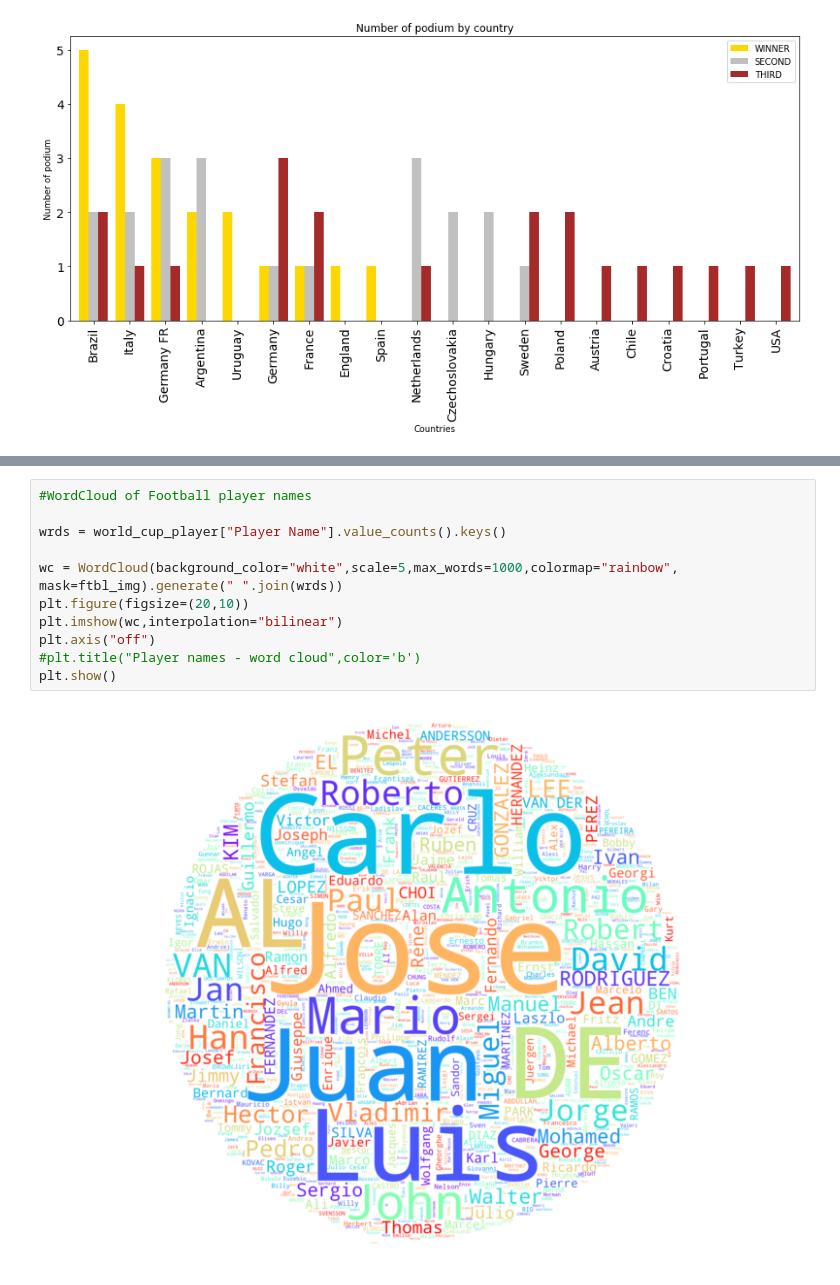
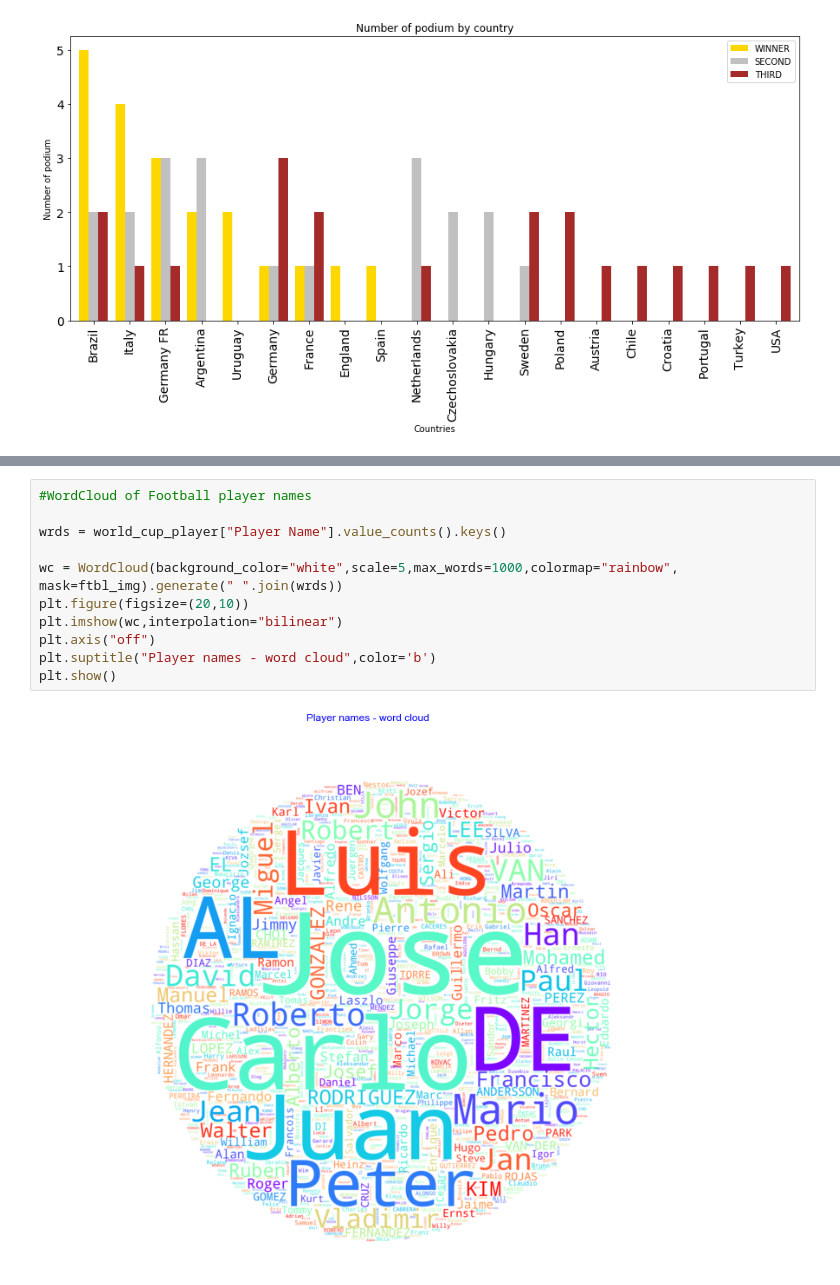
Before and after one commit to SushrutKerulkar/FIFA_World_Cup_EDA, a Jupyter notebook: Fifa_World_Cup.ipynb, the cells around one changed output, grey strips where cells are left out. Saved outputs shown, nothing was run; the diff lists cells and outputs as text.

```diff
--- a/Fifa_World_Cup.ipynb
+++ b/Fifa_World_Cup.ipynb
@@ -108,16 +128,16 @@ plt.show()
 # %%
 #WordCloud of Football player names
 
 wrds = world_cup_player["Player Name"].value_counts().keys()
 
 wc = WordCloud(background_color="white",scale=5,max_words=1000,colormap="rainbow", mask=ftbl_img).generate(" ".join(wrds))
 plt.figure(figsize=(20,10))
 plt.imshow(wc,interpolation="bilinear")
 plt.axis("off")
-#plt.title("Player names - word cloud",color='b')
+plt.suptitle("Player names - word cloud",color='b')
 plt.show()
 # %% [output]
-[figure, old version]
+[figure, new version]
 # %%
 #WordCloud of names of Worldcup teams coaches
 
```
Also changed, not shown: parts of 10 cells of this notebook.
